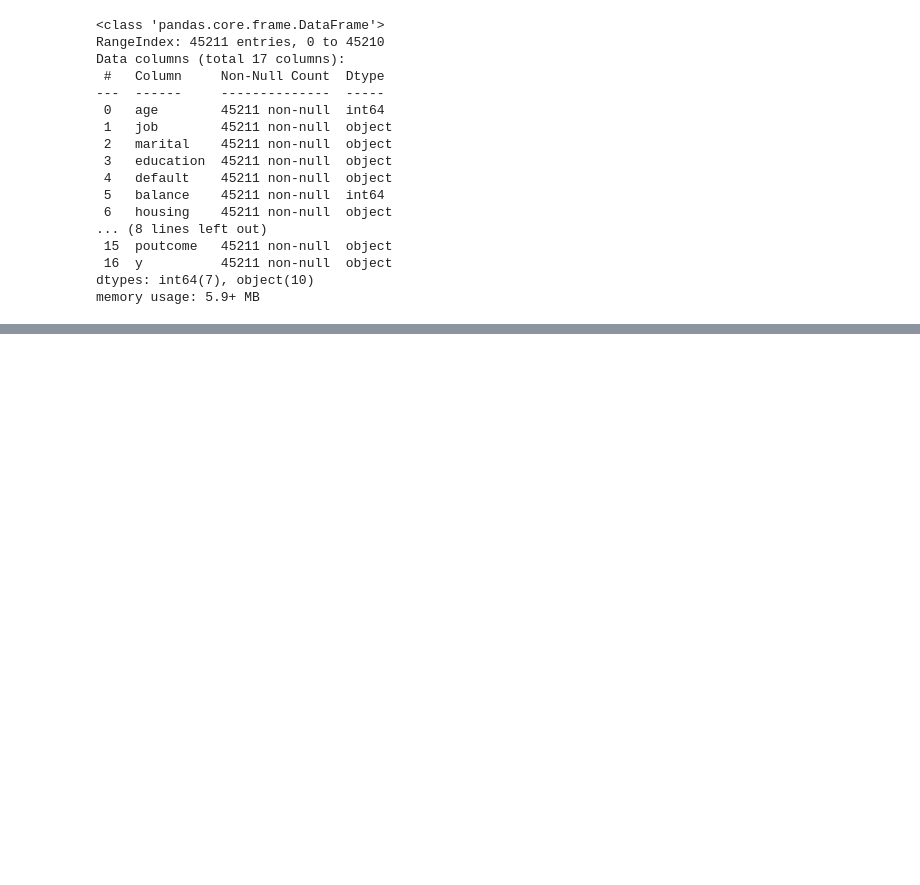
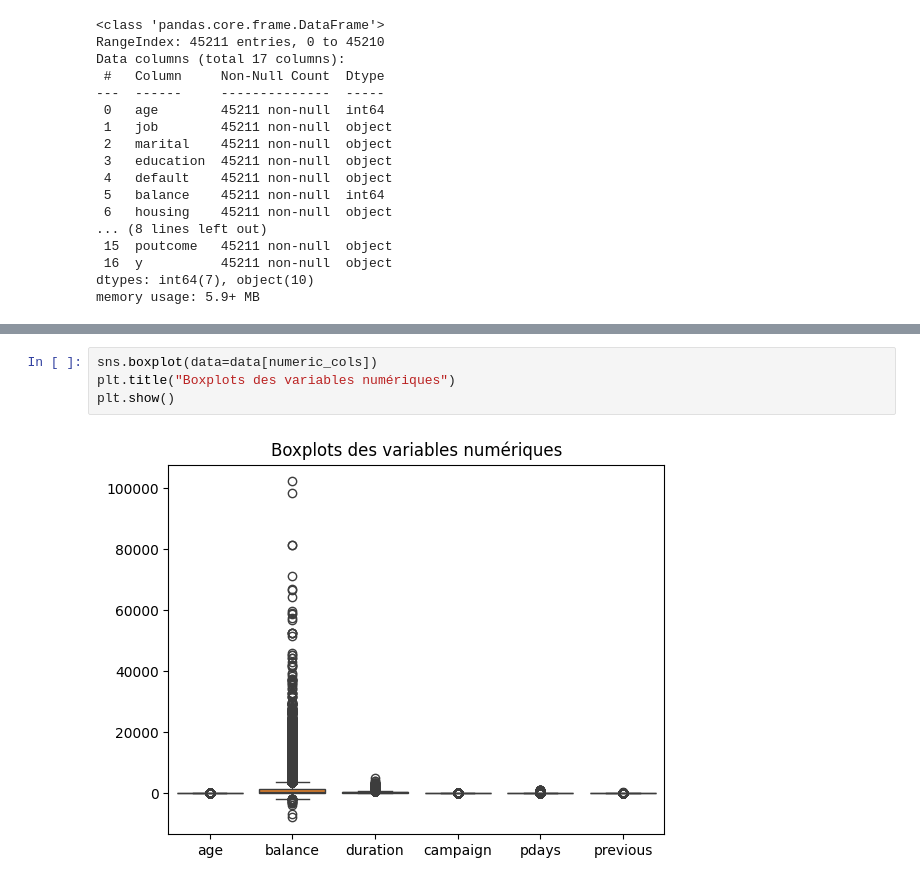
Before and after one commit to kaiokasa/bank_marketing_prediction, a Jupyter notebook: EDA_notebook.ipynb, the cells around one changed output, grey strips where cells are left out. Cells and saved outputs as stored; diff of their text form; blank space fills up the shorter version.

```diff
--- a/EDA_notebook.ipynb
+++ b/EDA_notebook.ipynb
@@ -45,0 +120,6 @@ memory usage: 5.9+ MB
+# %%
+sns.boxplot(data=data[numeric_cols])
+plt.title("Boxplots des variables numériques")
+plt.show()
+# %% [output]
+[figure, added]
```
Also changed, not shown: parts of 12 cells of this notebook, 1 other file.
